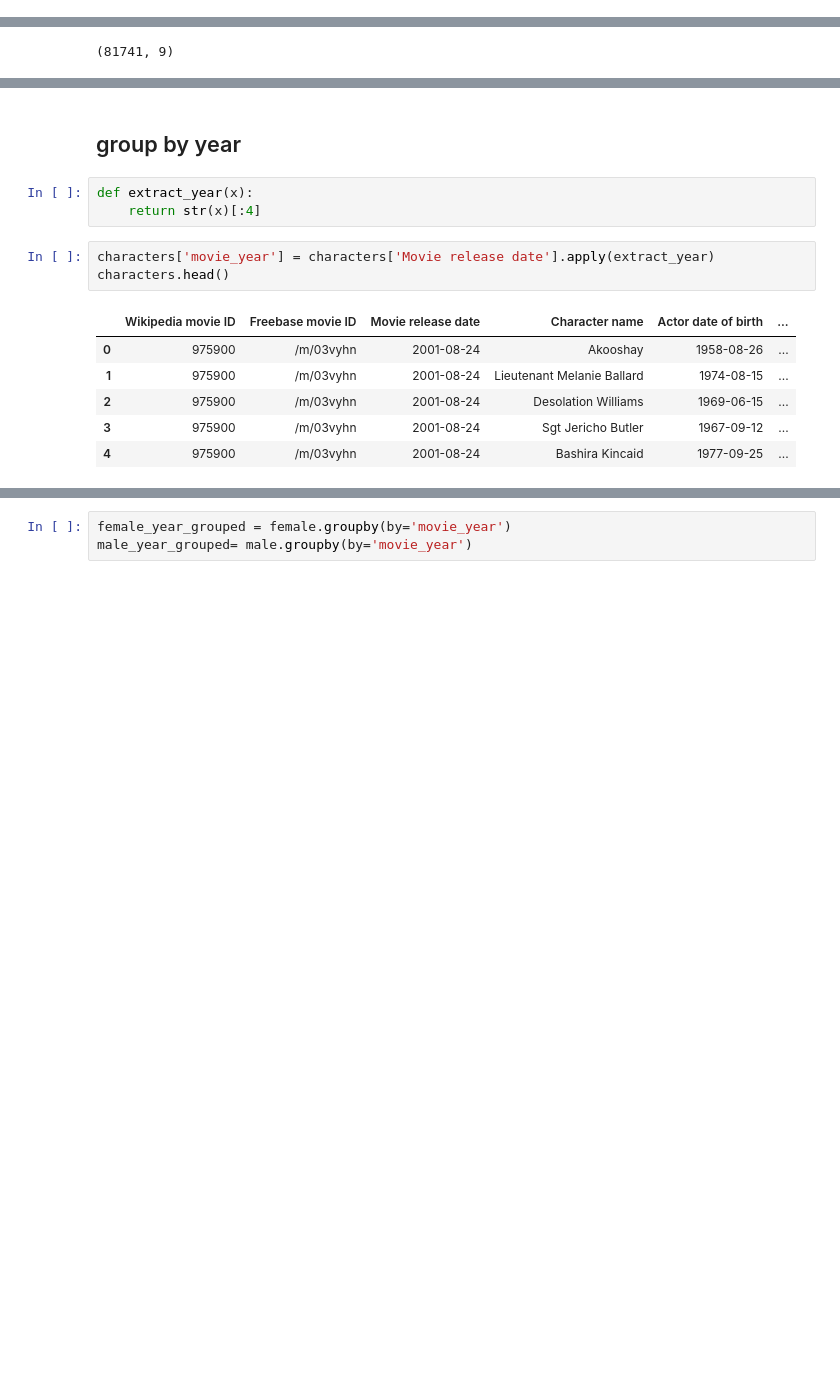
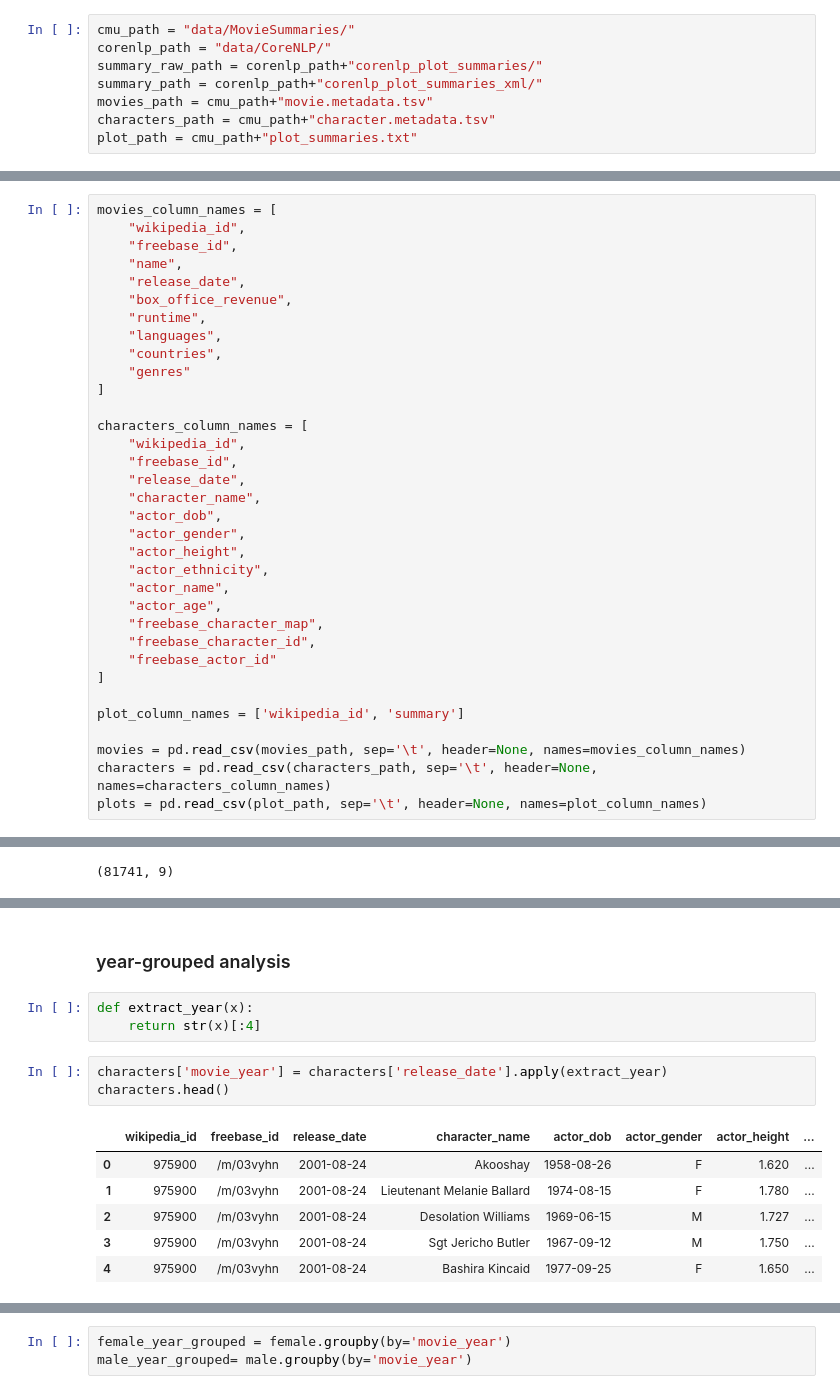
Before and after one commit to epfl-ada/ada-2022-project-alldatapointaccurate, a Jupyter notebook: processing.ipynb, the cells around one changed output, grey strips where cells are left out. Cells and saved outputs as stored; diff of their text form; blank space fills up the shorter version.

Commit message:
add analysis in processing

```diff
--- a/processing.ipynb
+++ b/processing.ipynb
@@ -50,0 +34,8 @@ movies.head()
+# %%
+cmu_path = "data/MovieSummaries/"
+corenlp_path = "data/CoreNLP/"
+summary_raw_path = corenlp_path+"corenlp_plot_summaries/"
+summary_path = corenlp_path+"corenlp_plot_summaries_xml/"
+movies_path = cmu_path+"movie.metadata.tsv"
+characters_path = cmu_path+"character.metadata.tsv"
+plot_path = cmu_path+"plot_summaries.txt"
@@ -50,0 +63,34 @@ movies.head()
+# %%
+movies_column_names = [
+    "wikipedia_id",
+    "freebase_id",
+    "name",
+    "release_date",
+    "box_office_revenue",
+    "runtime",
+    "languages",
+    "countries",
+    "genres"
+]
+
+characters_column_names = [
+    "wikipedia_id",
+    "freebase_id",
+    "release_date",
+    "character_name",
+    "actor_dob",
+    "actor_gender",
+    "actor_height",
+    "actor_ethnicity",
+    "actor_name",
+    "actor_age",
+    "freebase_character_map",
+    "freebase_character_id",
+    "freebase_actor_id"
+]
+
+plot_column_names = ['wikipedia_id', 'summary']
+
+movies = pd.read_csv(movies_path, sep='\t', header=None, names=movies_column_names)
+characters = pd.read_csv(characters_path, sep='\t', header=None, names=characters_column_names)
+plots = pd.read_csv(plot_path, sep='\t', header=None, names=plot_column_names)
@@ -68,15 +134,15 @@ movies.shape
 # %% [markdown]
-## group by year
+### year-grouped analysis
 # %%
 def extract_year(x):
     return str(x)[:4]
 # %%
-characters['movie_year'] = characters['Movie release date'].apply(extract_year)
+characters['movie_year'] = characters['release_date'].apply(extract_year)
 characters.head()
 # %% [output]
-|  | Wikipedia movie ID | Freebase movie ID | Movie release date | Character name | Actor date of birth | ... |
-| 0 | 975900 | /m/03vyhn | 2001-08-24 | Akooshay | 1958-08-26 | ... |
-| 1 | 975900 | /m/03vyhn | 2001-08-24 | Lieutenant Melanie Ballard | 1974-08-15 | ... |
-| 2 | 975900 | /m/03vyhn | 2001-08-24 | Desolation Williams | 1969-06-15 | ... |
-| 3 | 975900 | /m/03vyhn | 2001-08-24 | Sgt Jericho Butler | 1967-09-12 | ... |
-| 4 | 975900 | /m/03vyhn | 2001-08-24 | Bashira Kincaid | 1977-09-25 | ... |
+|  | wikipedia_id | freebase_id | release_date | character_name | actor_dob | actor_gender | actor_height | ... |
+| 0 | 975900 | /m/03vyhn | 2001-08-24 | Akooshay | 1958-08-26 | F | 1.620 | ... |
+| 1 | 975900 | /m/03vyhn | 2001-08-24 | Lieutenant Melanie Ballard | 1974-08-15 | F | 1.780 | ... |
+| 2 | 975900 | /m/03vyhn | 2001-08-24 | Desolation Williams | 1969-06-15 | M | 1.727 | ... |
+| 3 | 975900 | /m/03vyhn | 2001-08-24 | Sgt Jericho Butler | 1967-09-12 | M | 1.750 | ... |
+| 4 | 975900 | /m/03vyhn | 2001-08-24 | Bashira Kincaid | 1977-09-25 | F | 1.650 | ... |
```
Also changed, not shown: parts of 48 cells of this notebook.
